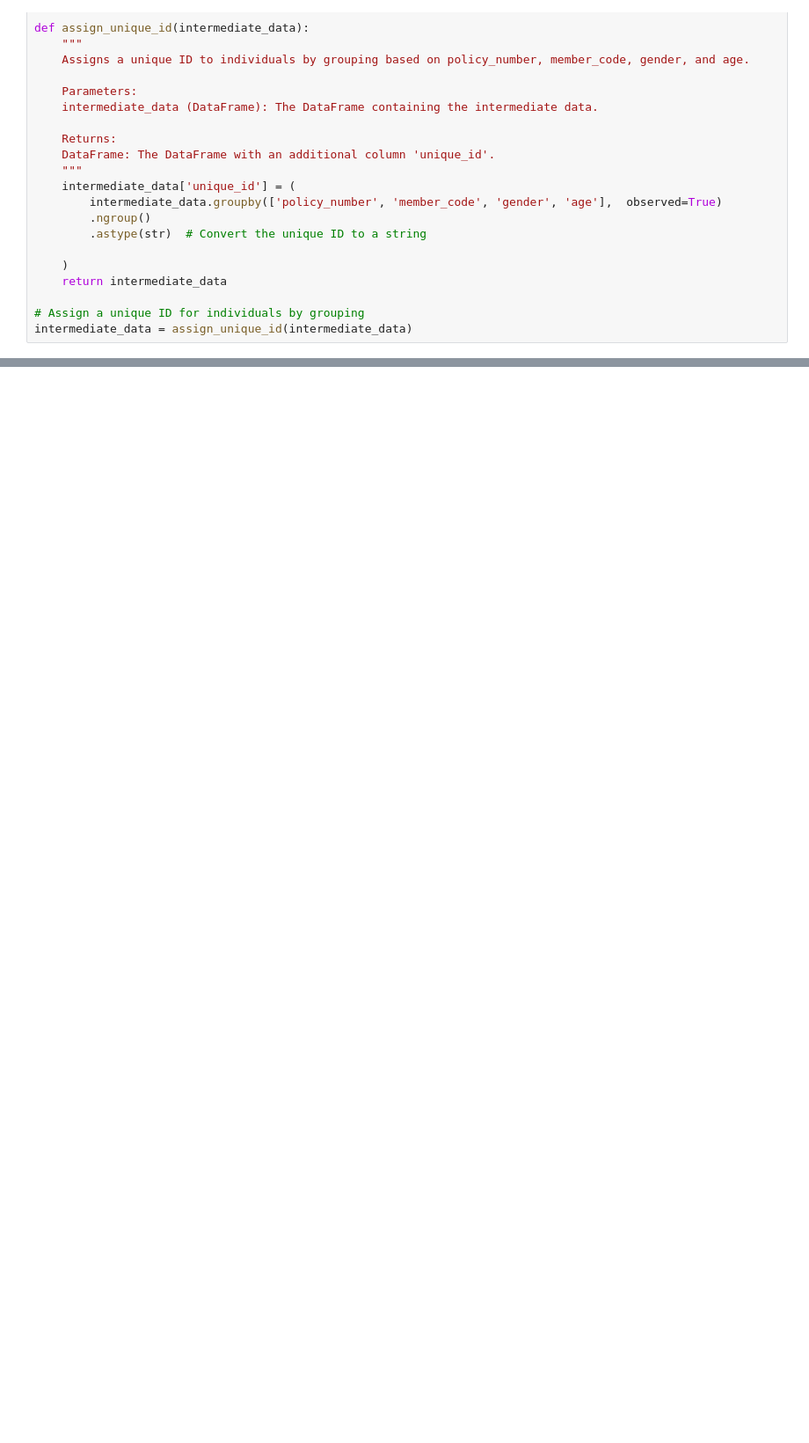
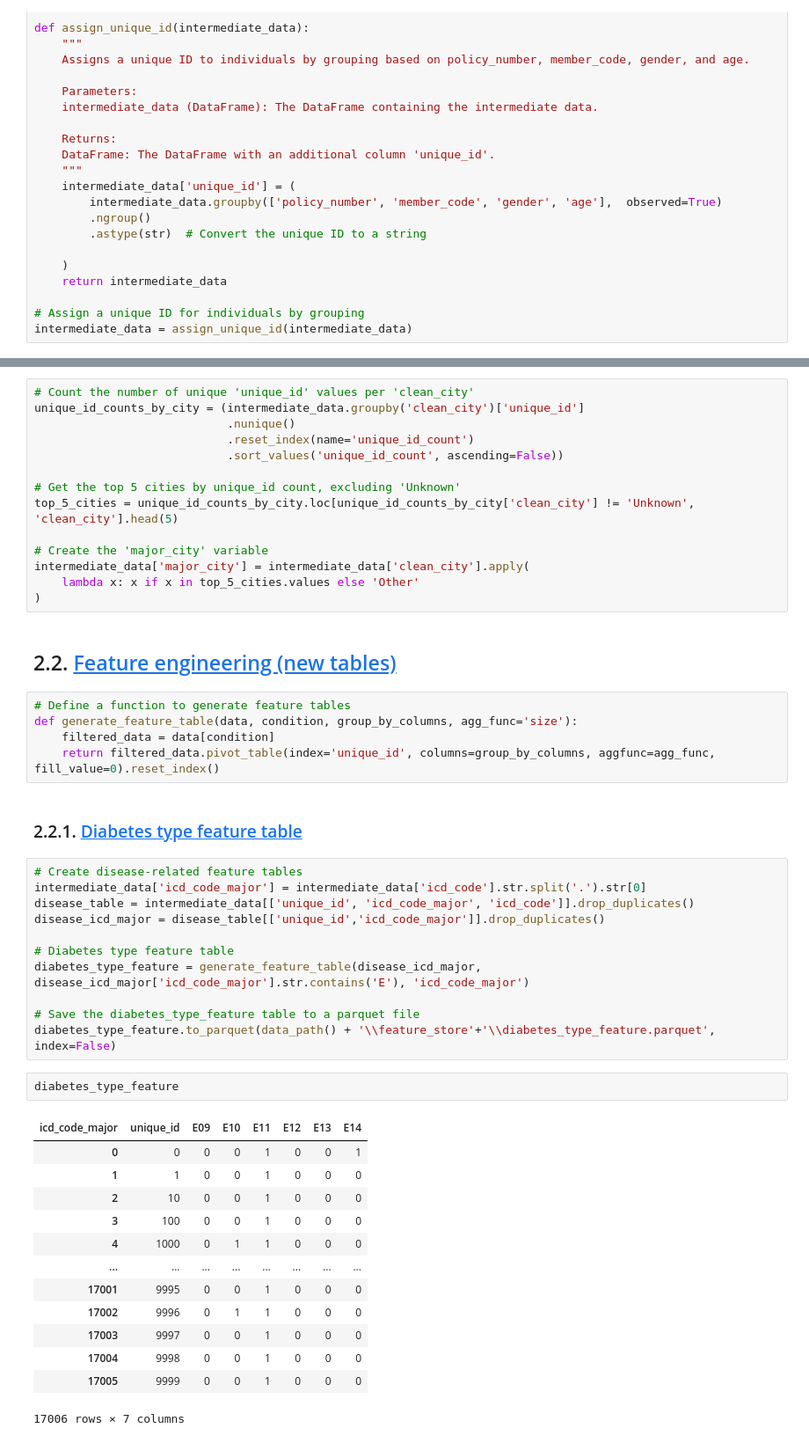
Before and after one commit to raedkm/Diabetes_claims_analysis, a Jupyter notebook: notebooks/02_intermediate_node.ipynb, the cells around one changed output, grey strips where cells are left out. Shown at 88% size. Cells and saved outputs as stored; diff of their text form; blank space fills up the shorter version.

```diff
--- a/notebooks/02_intermediate_node.ipynb
+++ b/notebooks/02_intermediate_node.ipynb
@@ -330,0 +202,50 @@ Name: city, dtype: string
+# %%
+# Count the number of unique 'unique_id' values per 'clean_city'
+unique_id_counts_by_city = (intermediate_data.groupby('clean_city')['unique_id']
+                            .nunique()
+                            .reset_index(name='unique_id_count')
+                            .sort_values('unique_id_count', ascending=False))
+
+# Get the top 5 cities by unique_id count, excluding 'Unknown'
+top_5_cities = unique_id_counts_by_city.loc[unique_id_counts_by_city['clean_city'] != 'Unknown', 'clean_city'].head(5)
+
+# Create the 'major_city' variable
+intermediate_data['major_city'] = intermediate_data['clean_city'].apply(
+    lambda x: x if x in top_5_cities.values else 'Other'
+)
+# %% [markdown]
+## 2.2. <a id='toc2_2_'></a>[Feature engineering (new tables)](#toc0_)
+# %%
+# Define a function to generate feature tables
+def generate_feature_table(data, condition, group_by_columns, agg_func='size'):
+    filtered_data = data[condition]
+    return filtered_data.pivot_table(index='unique_id', columns=group_by_columns, aggfunc=agg_func, fill_value=0).reset_index()
+# %% [markdown]
+### 2.2.1. <a id='toc2_2_1_'></a>[Diabetes type feature table](#toc0_)
+# %%
+# Create disease-related feature tables
+intermediate_data['icd_code_major'] = intermediate_data['icd_code'].str.split('.').str[0]
+disease_table = intermediate_data[['unique_id', 'icd_code_major', 'icd_code']].drop_duplicates()
+disease_icd_major = disease_table[['unique_id','icd_code_major']].drop_duplicates()
+
+# Diabetes type feature table
+diabetes_type_feature = generate_feature_table(disease_icd_major, disease_icd_major['icd_code_major'].str.contains('E'), 'icd_code_major')
+
+# Save the diabetes_type_feature table to a parquet file
+diabetes_type_feature.to_parquet(data_path() + '\\feature_store'+'\\diabetes_type_feature.parquet', index=False)
+# %%
+diabetes_type_feature
+# %% [output]
+| icd_code_major | unique_id | E09 | E10 | E11 | E12 | E13 | E14 |
+| 0 | 0 | 0 | 0 | 1 | 0 | 0 | 1 |
+| 1 | 1 | 0 | 0 | 1 | 0 | 0 | 0 |
+| 2 | 10 | 0 | 0 | 1 | 0 | 0 | 0 |
+| 3 | 100 | 0 | 0 | 1 | 0 | 0 | 0 |
+| 4 | 1000 | 0 | 1 | 1 | 0 | 0 | 0 |
+| ... | ... | ... | ... | ... | ... | ... | ... |
+| 17001 | 9995 | 0 | 0 | 1 | 0 | 0 | 0 |
+| 17002 | 9996 | 0 | 1 | 1 | 0 | 0 | 0 |
+| 17003 | 9997 | 0 | 0 | 1 | 0 | 0 | 0 |
+| 17004 | 9998 | 0 | 0 | 1 | 0 | 0 | 0 |
+| 17005 | 9999 | 0 | 0 | 1 | 0 | 0 | 0 |
+17006 rows × 7 columns
```
Also changed, not shown: parts of 41 cells of this notebook, 1 other file.
